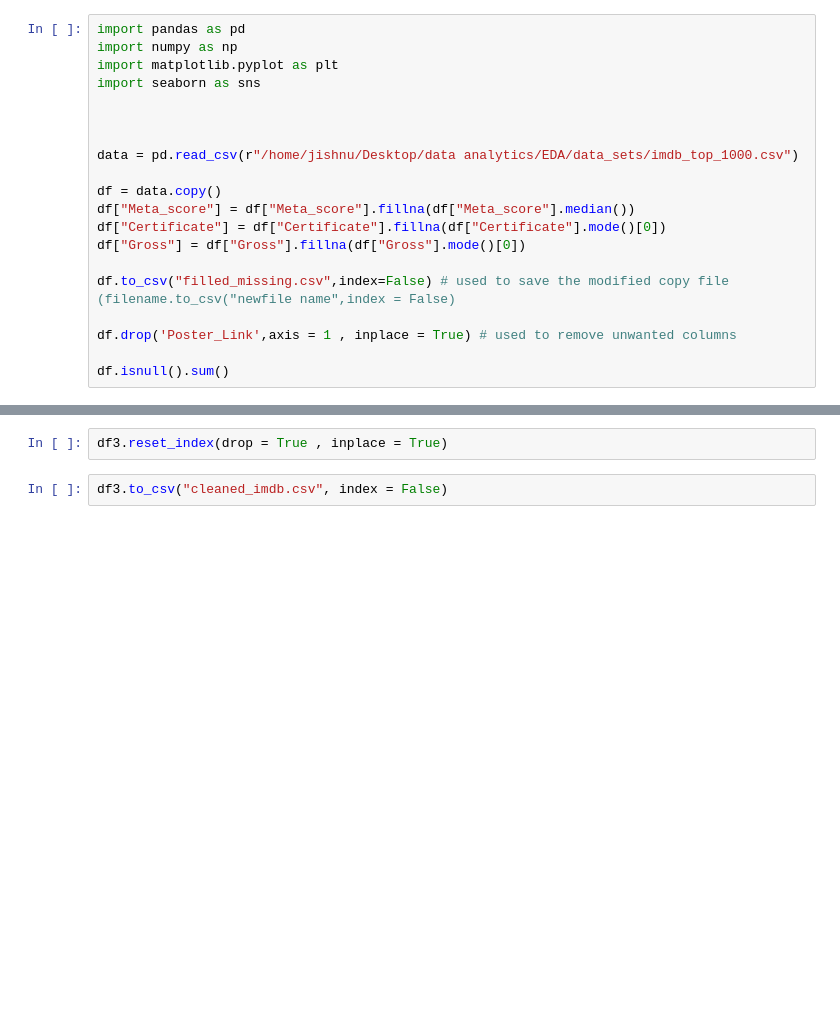
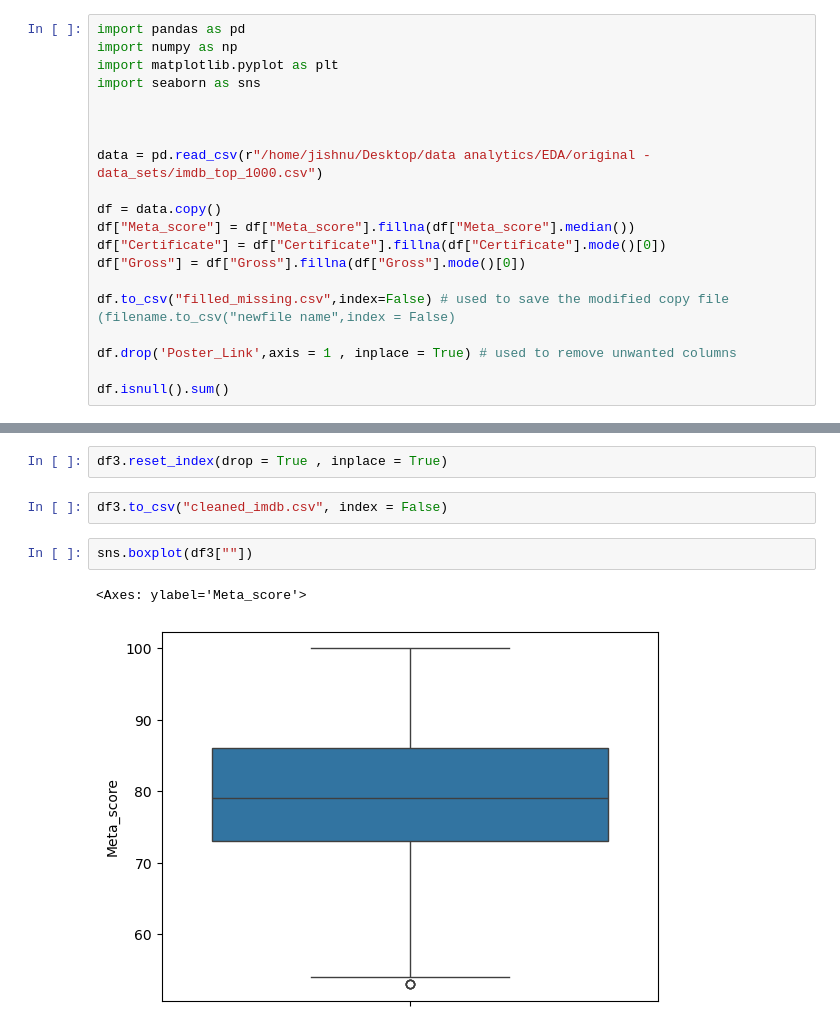
Before and after one commit to Jishnu-12/Data-analytics, a Jupyter notebook: EDA/imdb_1000.ipynb, the cells around one changed output, grey strips where cells are left out. Drawn from its saved outputs; the diff is of its cells as text; blank space fills up the shorter version.

```diff
--- a/EDA/imdb_1000.ipynb
+++ b/EDA/imdb_1000.ipynb
@@ -8,7 +8,7 @@ import seaborn as sns
 
 
 
-data = pd.read_csv(r"/home/jishnu/Desktop/data analytics/EDA/data_sets/imdb_top_1000.csv")
+data = pd.read_csv(r"/home/jishnu/Desktop/data analytics/EDA/original - data_sets/imdb_top_1000.csv")
 
 df = data.copy()
 df["Meta_score"] = df["Meta_score"].fillna(df["Meta_score"].median())
@@ -127,3 +127,8 @@ outlier
 df3.reset_index(drop = True , inplace = True)
 # %%
 df3.to_csv("cleaned_imdb.csv", index = False)
+# %%
+sns.boxplot(df3[""])
+# %% [output]
+<Axes: ylabel='Meta_score'>
+[figure, added]
```
Also changed, not shown: parts of 2 cells of this notebook, 14 other files.
